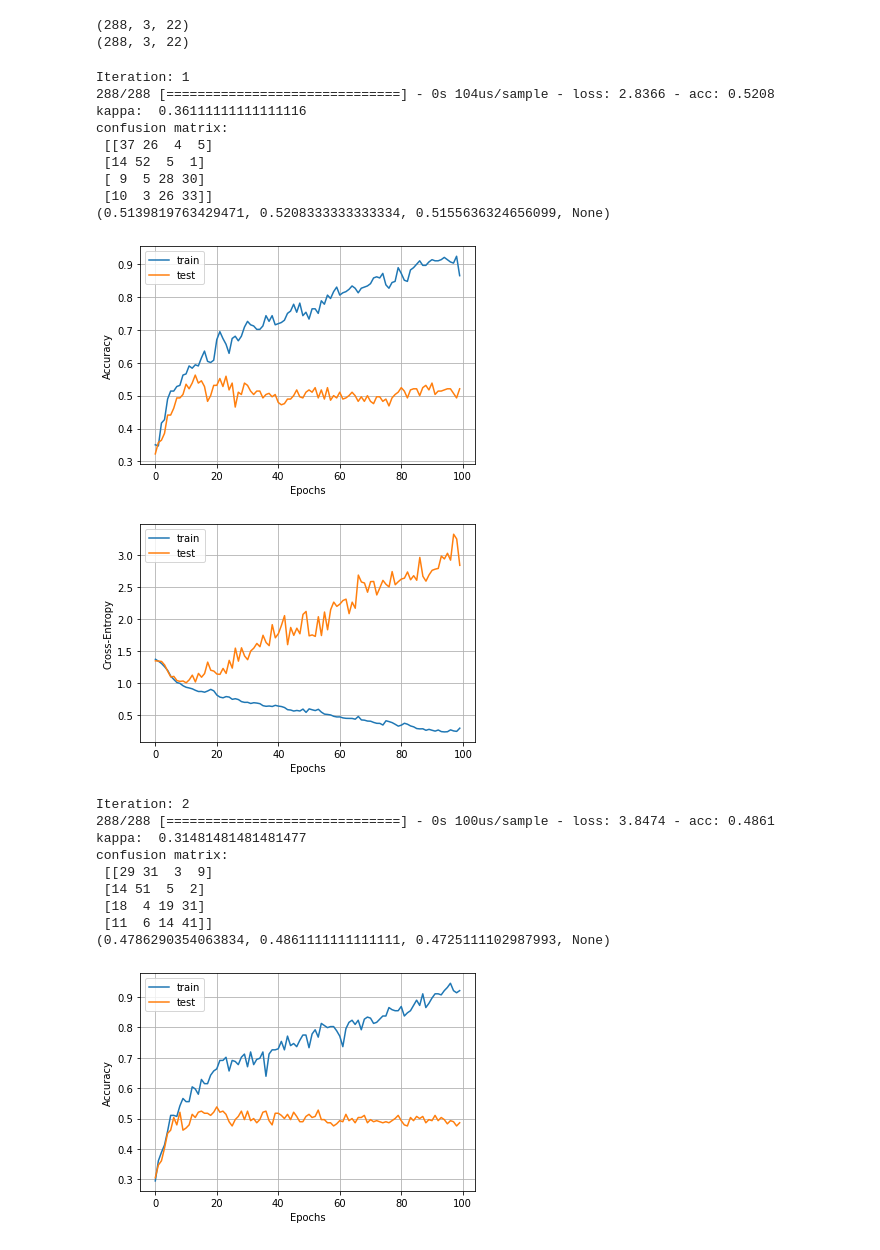
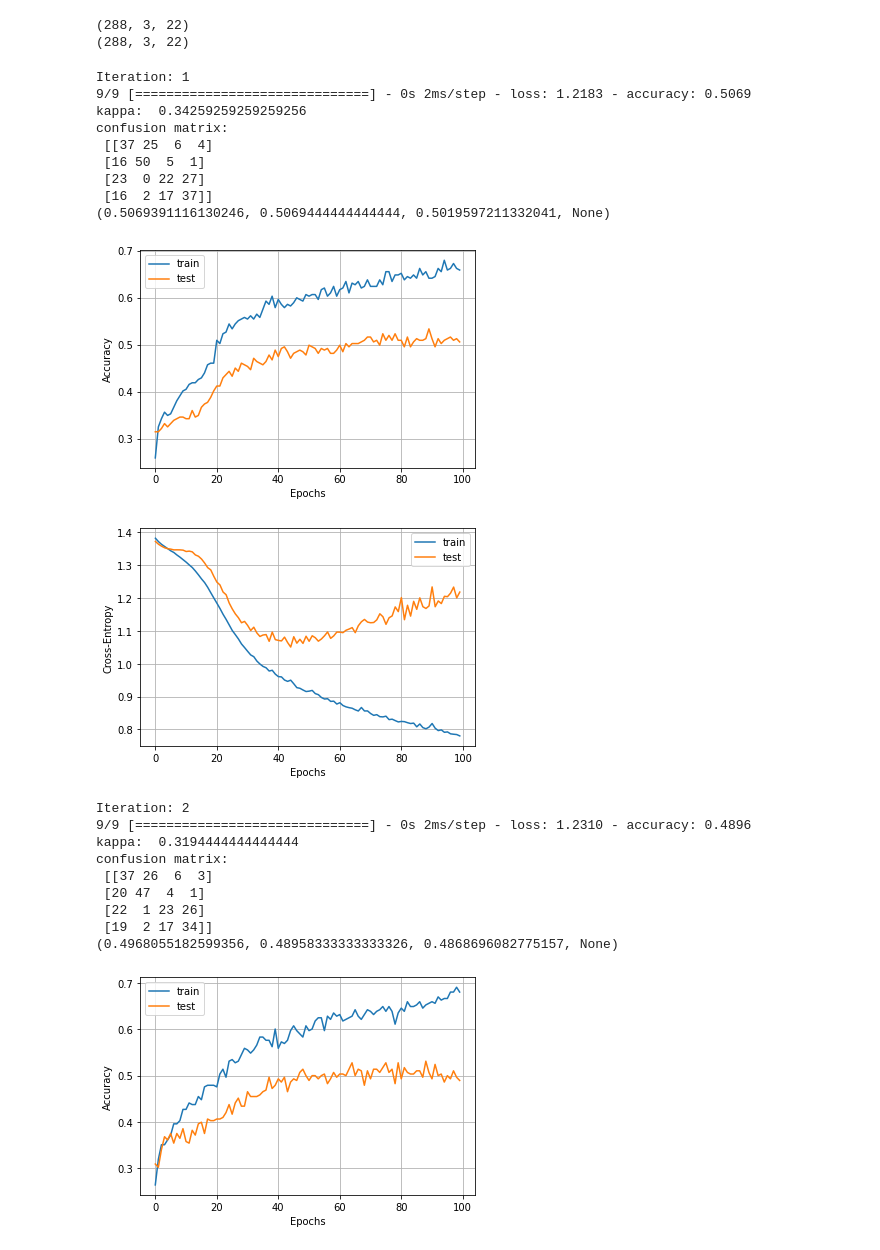
Before and after one commit to EdgarMoyete/Deep-Learning-BCI-IV-2a, a Jupyter notebook: RWE_DWT/LSTM-CNN.ipynb, the cells around one changed output. Cells and saved outputs as stored; diff of their text form; code cells hidden in the pictures.

```diff
--- a/RWE_DWT/LSTM-CNN.ipynb
+++ b/RWE_DWT/LSTM-CNN.ipynb
@@ -87,16 +88,17 @@ array_kappa = []
 array_precision = []
 array_recall = []
 array_f1 = []
-for i in range(10):
+for i in range(5):
     print("Iteration:", i+1);
 
     model = Sequential()
-    model.add(LSTM(128, return_sequences=True, input_shape=(3,22)))
-    model.add(Conv1D(128, 3, activation='relu'))
+    model.add(LSTM(256, return_sequences=True, input_shape=(3,22)))
+    model.add(Conv1D(256, 3, activation='relu'))
     model.add(Flatten())
     model.add(Dense(n_classes, activation='softmax'))
 
-    model.compile(optimizer='adam',
+    optimizer = Adam(lr=1e-4)
+    model.compile(optimizer=optimizer,
               loss='sparse_categorical_crossentropy',
               metrics=['accuracy'])
     history = model.fit(x_train, y_train, epochs=100, batch_size=18, validation_data=(x_test, y_test), verbose=0)
@@ -114,51 +116,51 @@ for i in range(10):
     metricas = precision_recall_fscore_support(y_test, y_pred, average='macro')
     print(metricas)
     array_precision.append(metricas[0])
     array_recall.append(metricas[1])
     array_f1.append(metricas[2])
 
-    plt.plot(history.history['acc'])
-    plt.plot(history.history['val_acc'])
+    plt.plot(history.history['accuracy'])
+    plt.plot(history.history['val_accuracy'])
     plt.grid()
     plt.xlabel('Epochs')
     plt.ylabel('Accuracy')
     plt.legend(['train', 'test'])
     plt.show()
     plt.plot(history.history['loss'])
     plt.plot(history.history['val_loss'])
     plt.grid()
     plt.xlabel('Epochs')
     plt.ylabel('Cross-Entropy')
     plt.legend(['train', 'test'])
     plt.show()
 
 print()
 print("Resultados:")
 print("loss:", array_test_loss)
 print("accuracy:", array_test_acc)
 print("kappa:", array_kappa)
 print("precision:", array_precision)
 print("recall:", array_recall)
 print("f1:", array_f1)
 # %% [output]
 Iteration: 1
-288/288 [==============================] - 0s 104us/sample - loss: 2.8366 - acc: 0.5208
-kappa:  0.36111111111111116
+9/9 [==============================] - 0s 2ms/step - loss: 1.2183 - accuracy: 0.5069
+kappa:  0.34259259259259256
 confusion matrix:
- [[37 26  4  5]
- [14 52  5  1]
- [ 9  5 28 30]
- [10  3 26 33]]
-(0.5139819763429471, 0.5208333333333334, 0.5155636324656099, None)
+ [[37 25  6  4]
+ [16 50  5  1]
+ [23  0 22 27]
+ [16  2 17 37]]
+(0.5069391116130246, 0.5069444444444444, 0.5019597211332041, None)
-[figure, old version]
+[figure, new version]
-[figure, old version]
+[figure, new version]
 Iteration: 2
-288/288 [==============================] - 0s 100us/sample - loss: 3.8474 - acc: 0.4861
-kappa:  0.31481481481481477
+9/9 [==============================] - 0s 2ms/step - loss: 1.2310 - accuracy: 0.4896
+kappa:  0.3194444444444444
 confusion matrix:
- [[29 31  3  9]
- [14 51  5  2]
- [18  4 19 31]
- [11  6 14 41]]
-(0.4786290354063834, 0.4861111111111111, 0.4725111102987993, None)
+ [[37 26  6  3]
+ [20 47  4  1]
+ [22  1 23 26]
+ [19  2 17 34]]
+(0.4968055182599356, 0.48958333333333326, 0.4868696082775157, None)
-[figure, old version]
+[figure, new version]
```
Also changed, not shown: parts of 5 cells of this notebook, 16 other files.
